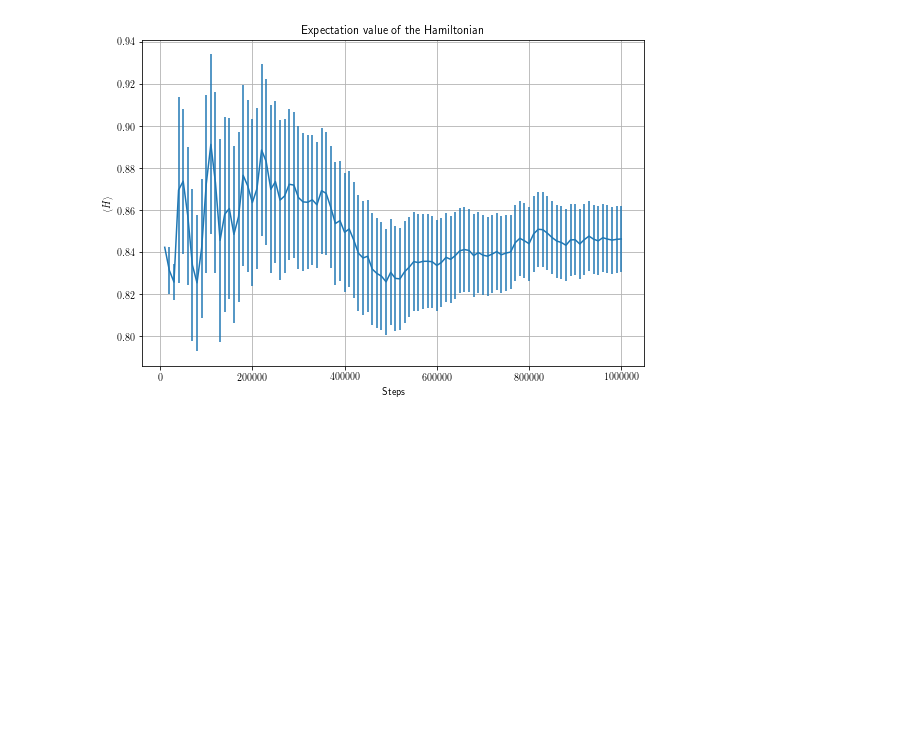
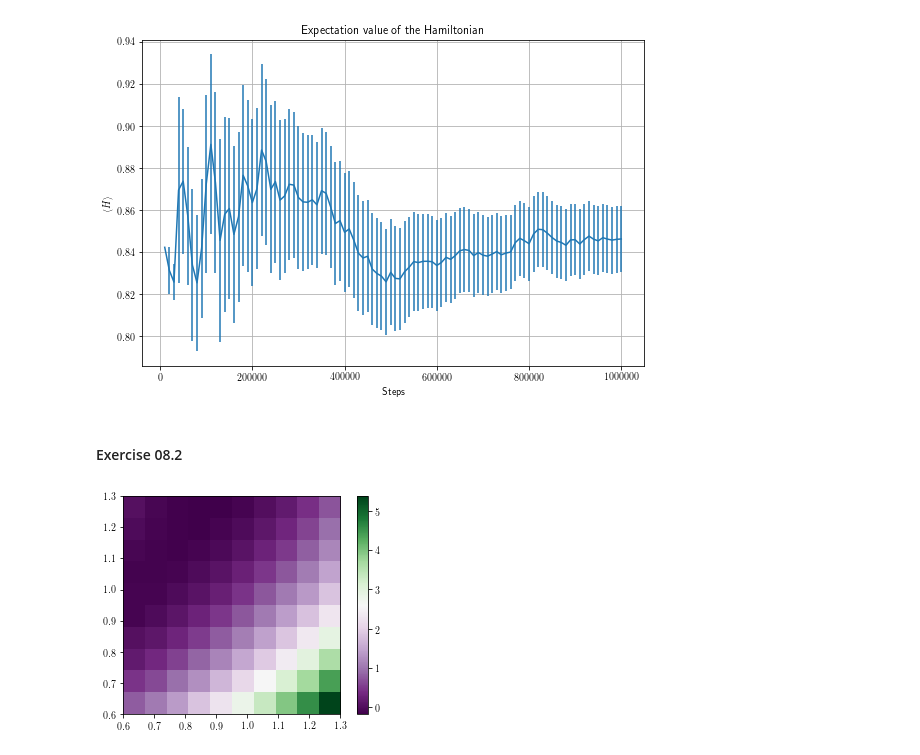
Before and after one commit to phaerrax/lab-simulazione-numerica, a Jupyter notebook: exercise08/exercise08.ipynb, the cells around one changed output. Saved outputs shown, nothing was run; the diff lists cells and outputs as text; code cells hidden in the pictures; blank space fills up the shorter version.

```diff
--- a/exercise08/exercise08.ipynb
+++ b/exercise08/exercise08.ipynb
@@ -21,3 +22,38 @@ plt.grid(True)
 plt.show()
 # %% [output]
 [figure]
+# %% [markdown]
+#### Exercise 08.2
+# %%
+prefix = "exercise08-2/"
+old_pwd = !pwd
+old_pwd = str(old_pwd[0])
+#os.chdir(old_pwd + "/" + prefix)
+os.chdir("/home/studenti/davide.ferracin/lab-simulazione-numerica/exercise08/exercise08-2/")
+# This hardcoded path has to go as soon as possible.
+# It prevents this code to be run anywhere else but
+# the physics department computer lab. But for now...
+
+N = 10
+# Define a grid of values for mu and sigma to run the program with.
+mu = np.linspace(0.6, 1.3, N)
+sigma = np.linspace(0.6, 01.3, N)
+data = np.zeros((N, N))
+for (i_m, m) in enumerate(mu):
+    for (i_s, s) in enumerate(sigma):
+        # Run the program with the given values.
+        os.system("./exercise08-2 %.3f" % (m) + " " + "%.3f" % (s))
+        # Get the computed energy (average + uncertainty), reading the
+        # last line of the output file.
+        with open("energy.dat") as output:
+            result = list(output)[-1].split()
+        data[i_m][i_s] = float(result[1])
+# %%
+# A colour plot to visualise the results of the simulations
+# above.
+fig = plt.figure()
+im = plt.imshow(data, extent = (mu[0], mu[-1], sigma[0], sigma[-1]), cmap = matplotlib.cm.PRGn)
+fig.colorbar(im)
+plt.show()
+# %% [output]
+[figure, added]
```
Also changed, not shown: parts of 3 cells of this notebook, 10 other files.
